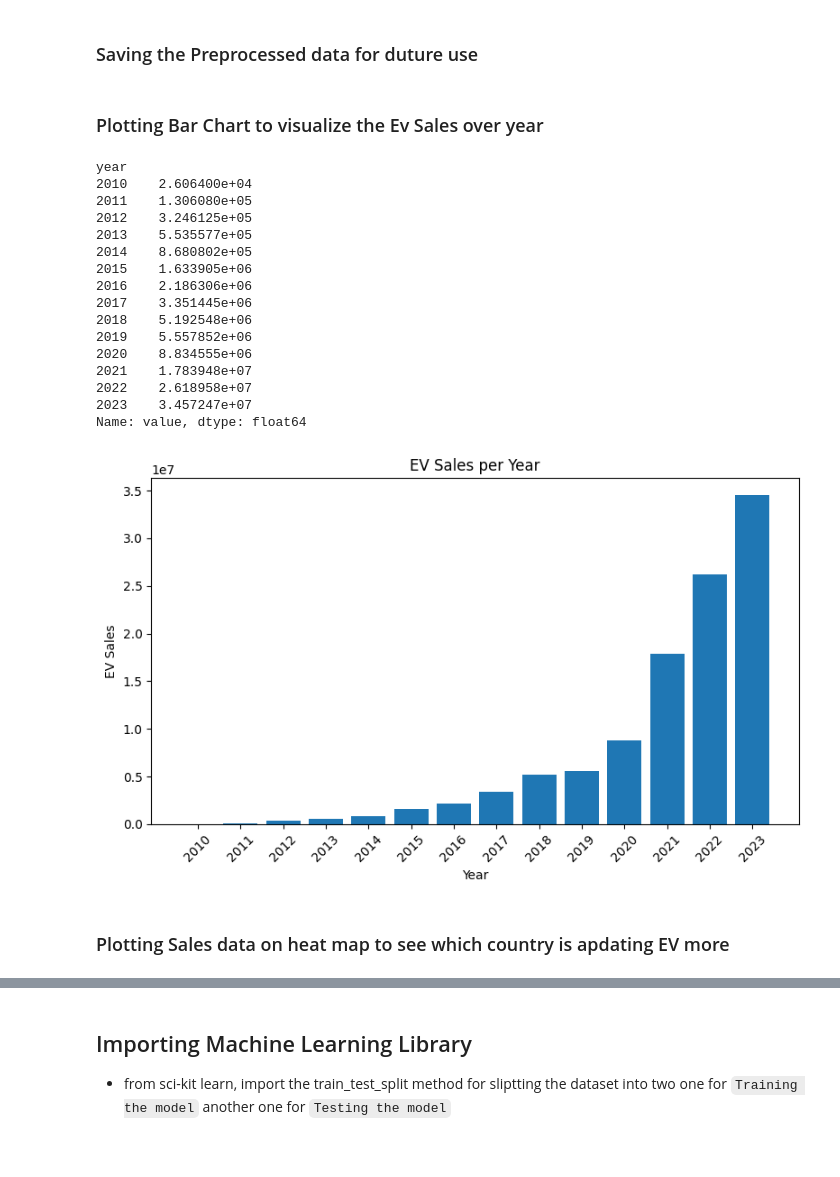
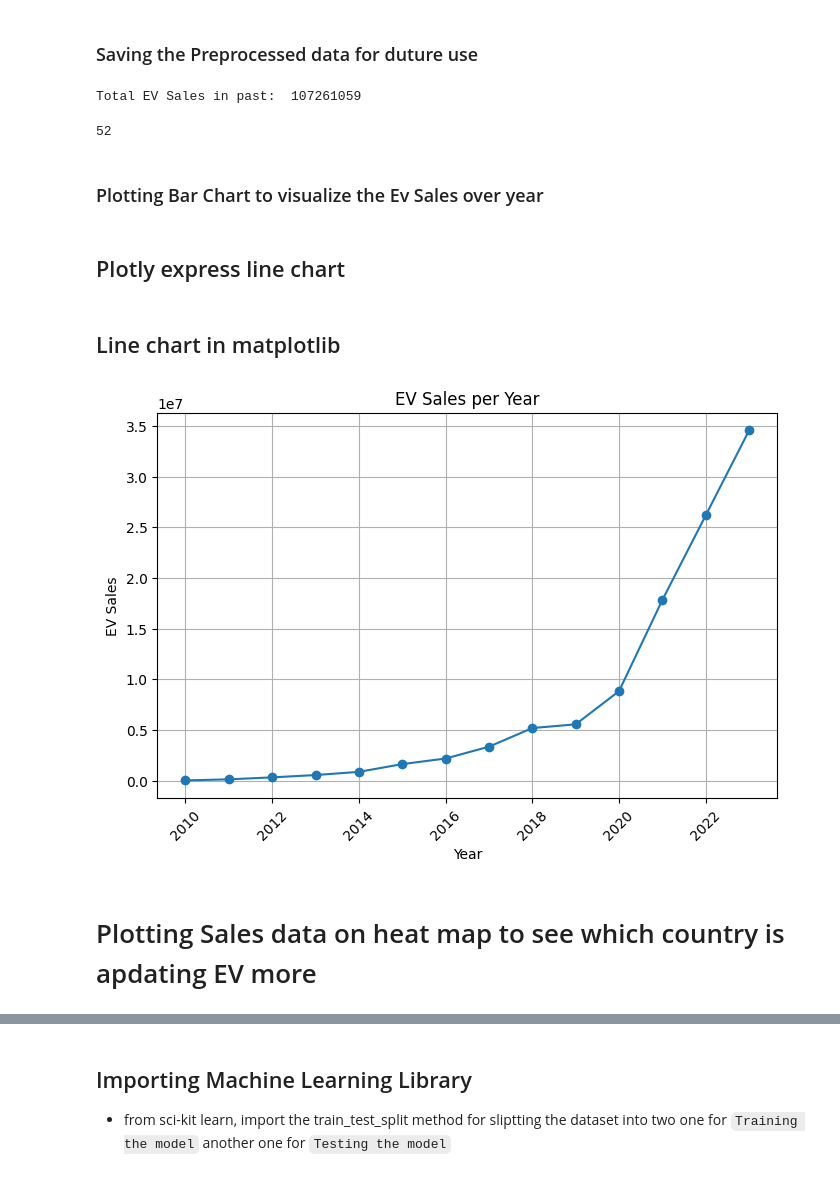
Before and after one commit to Byte-256/EV_Sales_Prediction, a Jupyter notebook: EV_analysis.ipynb, the cells around one changed output, grey strips where cells are left out. Drawn from its saved outputs; the diff is of its cells as text; code cells hidden in the pictures.

```diff
--- a/EV_analysis.ipynb
+++ b/EV_analysis.ipynb
@@ -59,40 +64,41 @@ total rows in sales DF = 2501
 ### Saving the Preprocessed data for duture use
 # %%
 sales.to_csv("data/sales.csv")
+# %%
+print("Total EV Sales in past: ",sales['value'].sum().astype(int))
+sales['region'].nunique()
+# %% [output]
+Total EV Sales in past:  107261059
+52
 # %% [markdown]
 ### Plotting Bar Chart to visualize the Ev Sales over year
+# %% [markdown]
+## Plotly express line chart
 # %%
-yearly_sales = sales.groupby('year')['value'].sum()
-display(yearly_sales)
+yearly_sales = sales.groupby('year')['value'].sum().reset_index()
+yearly_sales['value'] = yearly_sales['value'].astype(int)
+# display(yearly_sales)
 
-plt.figure(figsize=(8,5))
-plt.bar(yearly_sales.index.astype(str), yearly_sales.values)
-plt.xlabel("Year")
-plt.ylabel("EV Sales")
-plt.title('EV Sales per Year')
-plt.xticks(rotation=45)
-plt.tight_layout()
-plt.show()
+import plotly.express as px
+
+line_fig = px.line(yearly_sales, yearly_sales['year'], yearly_sales['value'], hover_data="value")
+
+line_fig.show()
-# %% [output]
-year
-2010    2.606400e+04
-2011    1.306080e+05
-2012    3.246125e+05
-2013    5.535577e+05
-2014    8.680802e+05
-2015    1.633905e+06
-2016    2.186306e+06
-2017    3.351445e+06
-2018    5.192548e+06
-2019    5.557852e+06
-2020    8.834555e+06
-2021    1.783948e+07
-2022    2.618958e+07
-2023    3.457247e+07
-Name: value, dtype: float64
-[figure, removed]
+# %% [markdown]
+## Line chart in matplotlib
+# %%
+plt.figure(figsize=(8,5))
+plt.plot(yearly_sales['year'], yearly_sales['value'], marker="o")
+plt.title('EV Sales per Year')
+plt.xlabel("Year")
+plt.ylabel("EV Sales")
+plt.xticks(rotation=45)
+plt.grid(True)
+plt.show()
+# %% [output]
+[figure, added]
 # %% [markdown]
-### Plotting Sales data on heat map to see which country is apdating EV more
+# Plotting Sales data on heat map to see which country is apdating EV more
 # %%
 import plotly.express as px
 
```
Also changed, not shown: parts of 5 cells of this notebook, 6 other files.
